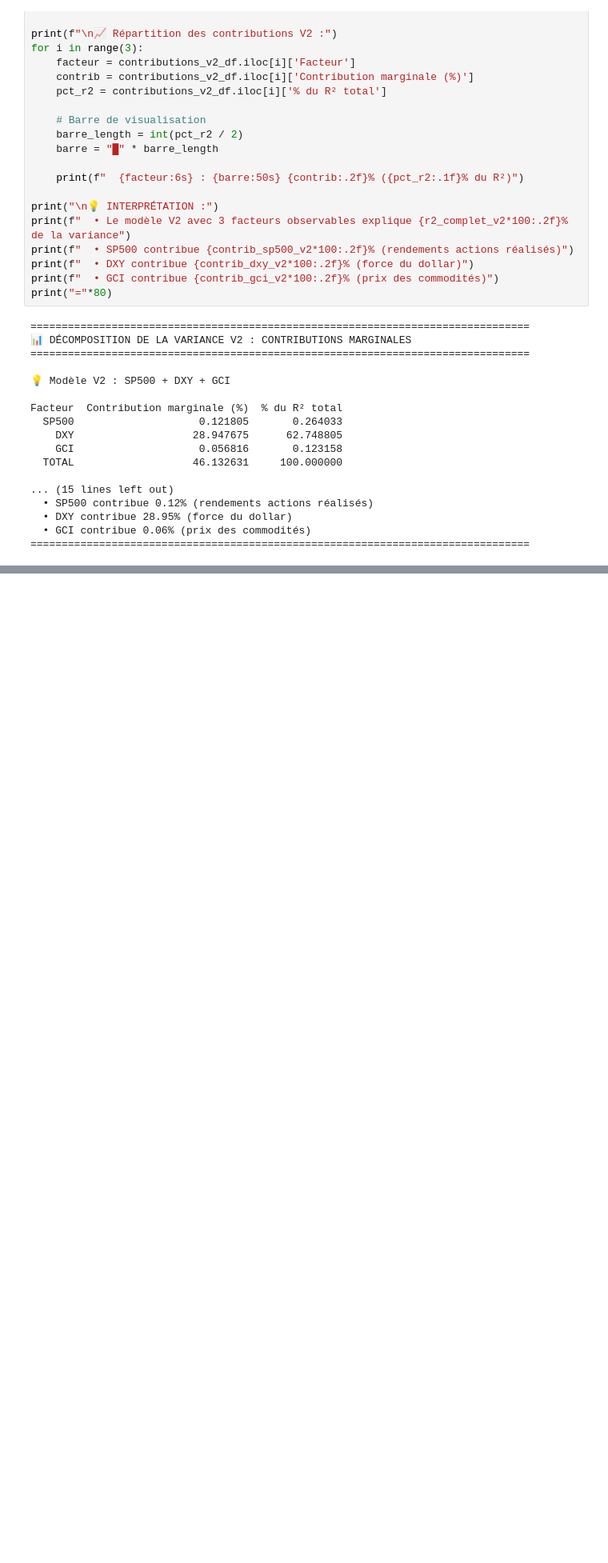
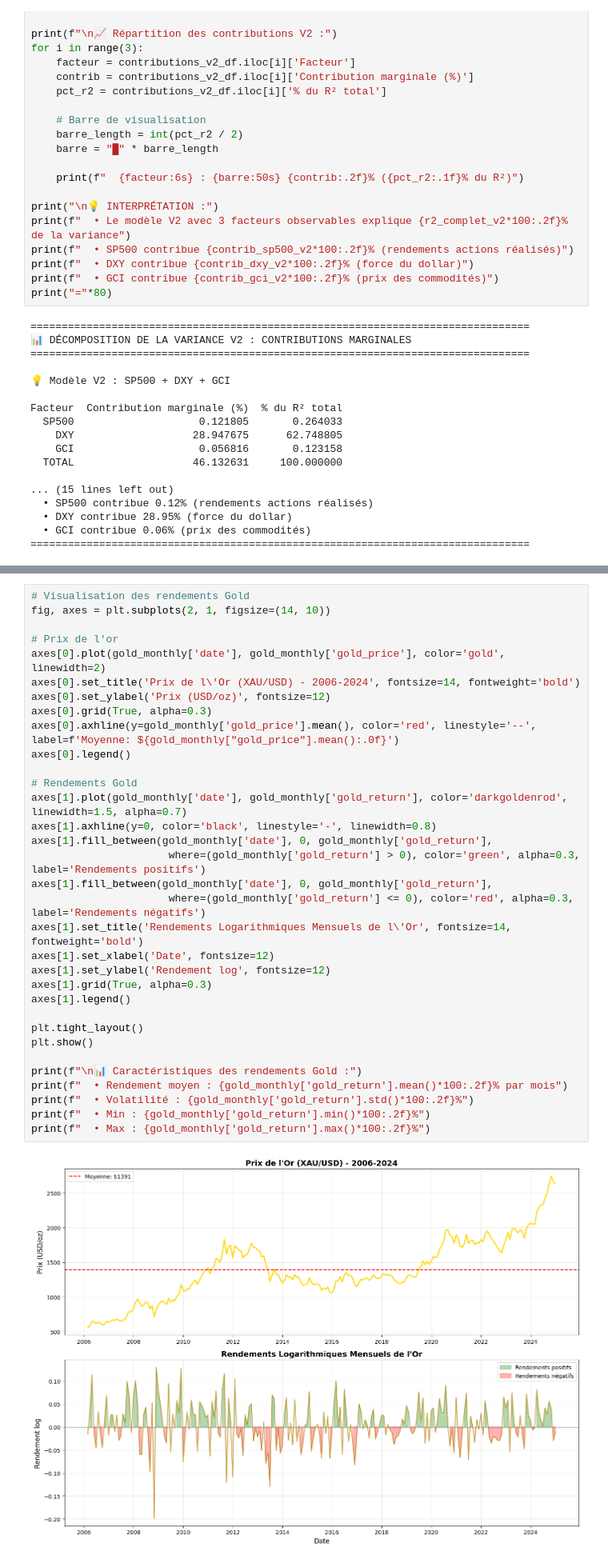
Before and after one commit to Lilas-Bertot/ETUDE-DE-CAS-2, a Jupyter notebook: Étude de cas 2.ipynb, the cells around one changed output, grey strips where cells are left out. Shown at 80% size. Cells and saved outputs as stored; diff of their text form; blank space fills up the shorter version.

```diff
--- a/Étude de cas 2.ipynb
+++ b/Étude de cas 2.ipynb
@@ -2140,0 +2239,35 @@ print("\n" + "="*100)
+# %%
+# Visualisation des rendements Gold
+fig, axes = plt.subplots(2, 1, figsize=(14, 10))
+
+# Prix de l'or
+axes[0].plot(gold_monthly['date'], gold_monthly['gold_price'], color='gold', linewidth=2)
+axes[0].set_title('Prix de l\'Or (XAU/USD) - 2006-2024', fontsize=14, fontweight='bold')
+axes[0].set_ylabel('Prix (USD/oz)', fontsize=12)
+axes[0].grid(True, alpha=0.3)
+axes[0].axhline(y=gold_monthly['gold_price'].mean(), color='red', linestyle='--', label=f'Moyenne: ${gold_monthly["gold_price"].mean():.0f}')
+axes[0].legend()
+
+# Rendements Gold
+axes[1].plot(gold_monthly['date'], gold_monthly['gold_return'], color='darkgoldenrod', linewidth=1.5, alpha=0.7)
+axes[1].axhline(y=0, color='black', linestyle='-', linewidth=0.8)
+axes[1].fill_between(gold_monthly['date'], 0, gold_monthly['gold_return'],
+                      where=(gold_monthly['gold_return'] > 0), color='green', alpha=0.3, label='Rendements positifs')
+axes[1].fill_between(gold_monthly['date'], 0, gold_monthly['gold_return'],
+                      where=(gold_monthly['gold_return'] <= 0), color='red', alpha=0.3, label='Rendements négatifs')
+axes[1].set_title('Rendements Logarithmiques Mensuels de l\'Or', fontsize=14, fontweight='bold')
+axes[1].set_xlabel('Date', fontsize=12)
+axes[1].set_ylabel('Rendement log', fontsize=12)
+axes[1].grid(True, alpha=0.3)
+axes[1].legend()
+
+plt.tight_layout()
+plt.show()
+
+print(f"\n📊 Caractéristiques des rendements Gold :")
+print(f"  • Rendement moyen : {gold_monthly['gold_return'].mean()*100:.2f}% par mois")
+print(f"  • Volatilité : {gold_monthly['gold_return'].std()*100:.2f}%")
+print(f"  • Min : {gold_monthly['gold_return'].min()*100:.2f}%")
+print(f"  • Max : {gold_monthly['gold_return'].max()*100:.2f}%")
+# %% [output]
+[figure, added]
```
Also changed, not shown: parts of 14 cells of this notebook.
